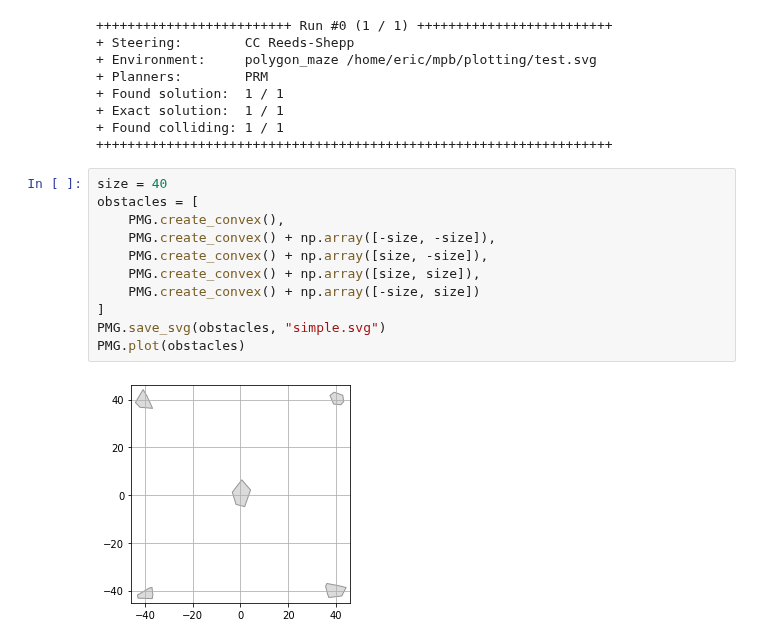
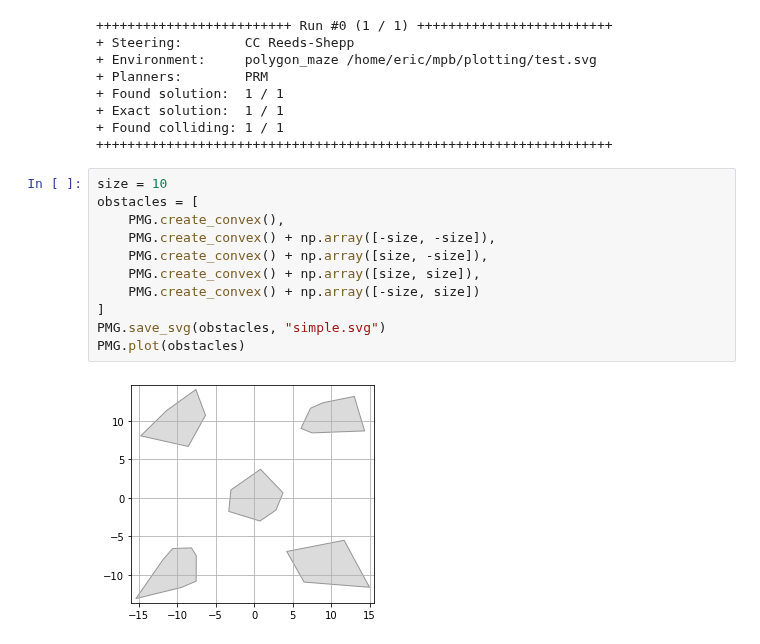
Before and after one commit to robot-motion/bench-mr, a Jupyter notebook: plotting/Polygon Maze Generation.ipynb, the cells around one changed output. Cells and saved outputs as stored; diff of their text form.

```diff
--- a/plotting/Polygon Maze Generation.ipynb
+++ b/plotting/Polygon Maze Generation.ipynb
@@ -54,18 +51,18 @@ Running MPB with ID test (log file at test.log)...
 + Found colliding: 1 / 1
 ++++++++++++++++++++++++++++++++++++++++++++++++++++++++++++++++++
 # %%
-size = 40
+size = 10
 obstacles = [
     PMG.create_convex(),
     PMG.create_convex() + np.array([-size, -size]),
     PMG.create_convex() + np.array([size, -size]),
     PMG.create_convex() + np.array([size, size]),
     PMG.create_convex() + np.array([-size, size])
 ]
 PMG.save_svg(obstacles, "simple.svg")
 PMG.plot(obstacles)
 # %% [output]
-[figure, old version]
+[figure, new version]
 # %%
 m = MPB()
 m["max_planning_time"] = 30
```
Also changed, not shown: parts of 2 cells of this notebook, 1 other file.
